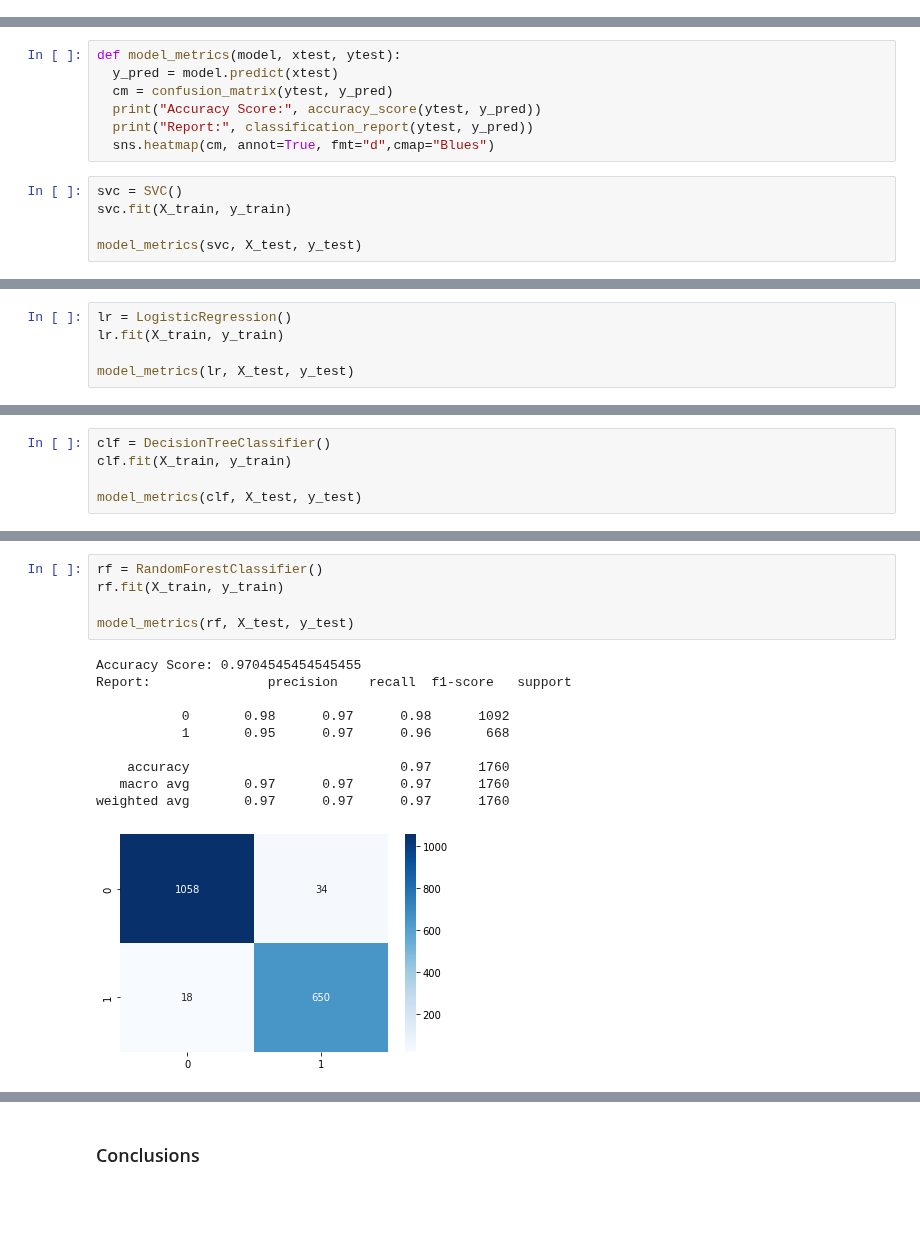
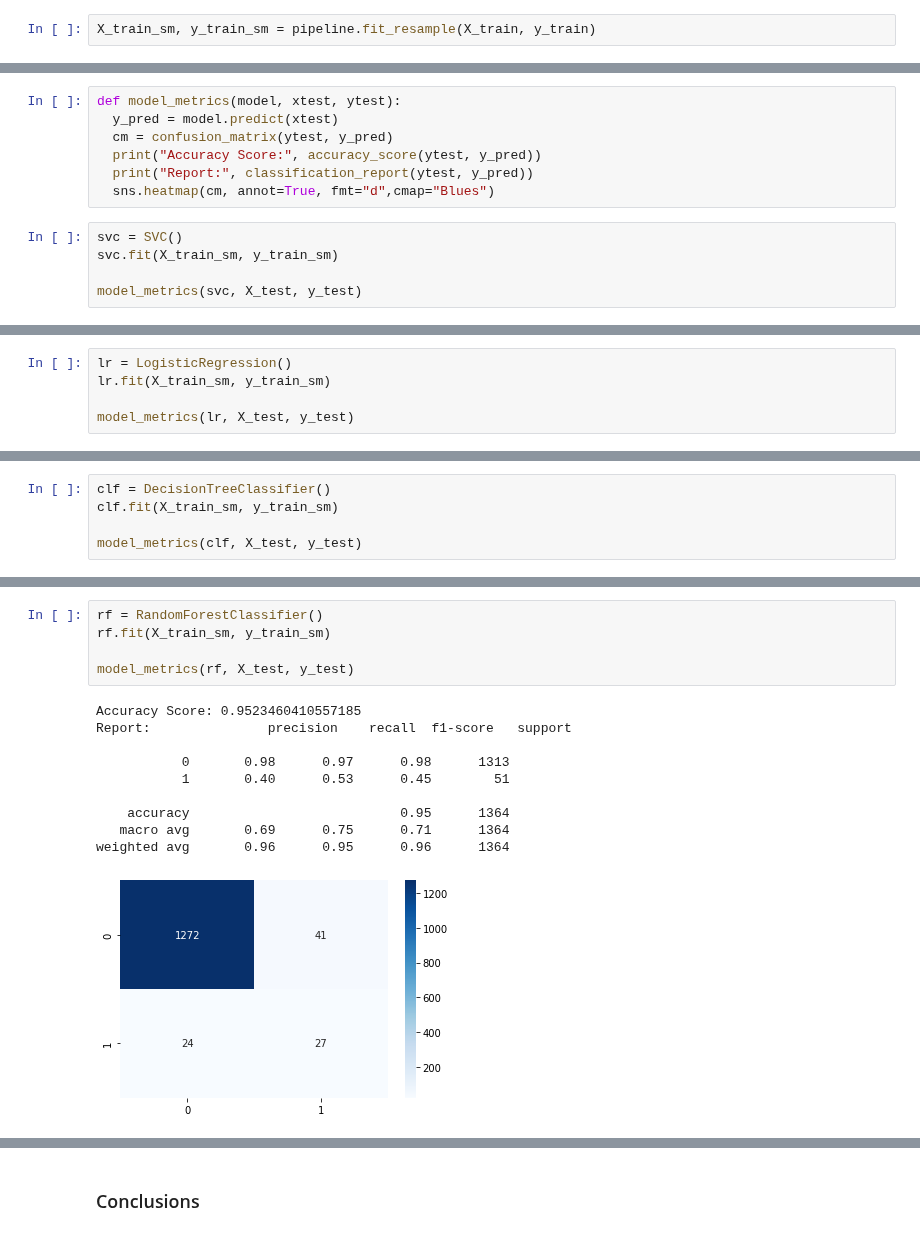
Before and after one commit to erinmcmahon26/Company-Bankruptcy-Prediction, a Jupyter notebook: Company_Bankruptcy_Feature_Selection.ipynb, the cells around one changed output, grey strips where cells are left out. Cells and saved outputs as stored; diff of their text form; blank space fills up the shorter version.

```diff
--- a/Company_Bankruptcy_Feature_Selection.ipynb
+++ b/Company_Bankruptcy_Feature_Selection.ipynb
@@ -157,3 +155,5 @@ X_train, X_test, y_train, y_test = train_test_split(X_new,y, test_size=0.2, rand
+# %%
+X_train_sm, y_train_sm = pipeline.fit_resample(X_train, y_train)
 # %% [markdown]
 ### Models
 # %%
@@ -165,7 +165,7 @@ def model_metrics(model, xtest, ytest):
   sns.heatmap(cm, annot=True, fmt="d",cmap="Blues")
 # %%
 svc = SVC()
-svc.fit(X_train, y_train)
+svc.fit(X_train_sm, y_train_sm)
 
 model_metrics(svc, X_test, y_test)
 # %% [output]
@@ -190,6 +190,6 @@ Test set score: 0.6369
 # %%
 lr = LogisticRegression()
-lr.fit(X_train, y_train)
+lr.fit(X_train_sm, y_train_sm)
 
 model_metrics(lr, X_test, y_test)
 # %% [output]
@@ -221,6 +221,6 @@ Test set score: 0.4835
 # %%
 clf = DecisionTreeClassifier()
-clf.fit(X_train, y_train)
+clf.fit(X_train_sm, y_train_sm)
 
 model_metrics(clf, X_test, y_test)
 # %% [output]
@@ -245,19 +245,19 @@ Test set score: 0.9239
 # %%
 rf = RandomForestClassifier()
-rf.fit(X_train, y_train)
+rf.fit(X_train_sm, y_train_sm)
 
 model_metrics(rf, X_test, y_test)
 # %% [output]
-Accuracy Score: 0.9704545454545455
+Accuracy Score: 0.9523460410557185
 Report:               precision    recall  f1-score   support
 
-           0       0.98      0.97      0.98      1092
-           1       0.95      0.97      0.96       668
+           0       0.98      0.97      0.98      1313
+           1       0.40      0.53      0.45        51
 
-    accuracy                           0.97      1760
-   macro avg       0.97      0.97      0.97      1760
-weighted avg       0.97      0.97      0.97      1760
+    accuracy                           0.95      1364
+   macro avg       0.69      0.75      0.71      1364
+weighted avg       0.96      0.95      0.96      1364
-[figure, old version]
+[figure, new version]
 # %%
 # check for overfitting and underfitting
 # average accuracy
```
Also changed, not shown: parts of 10 cells of this notebook.
